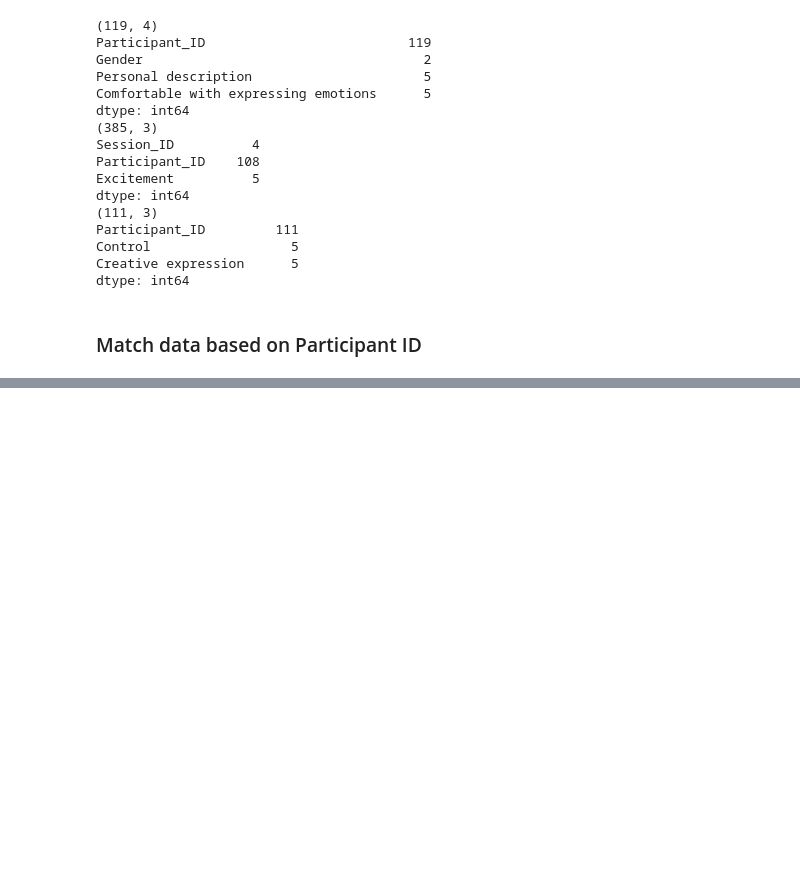
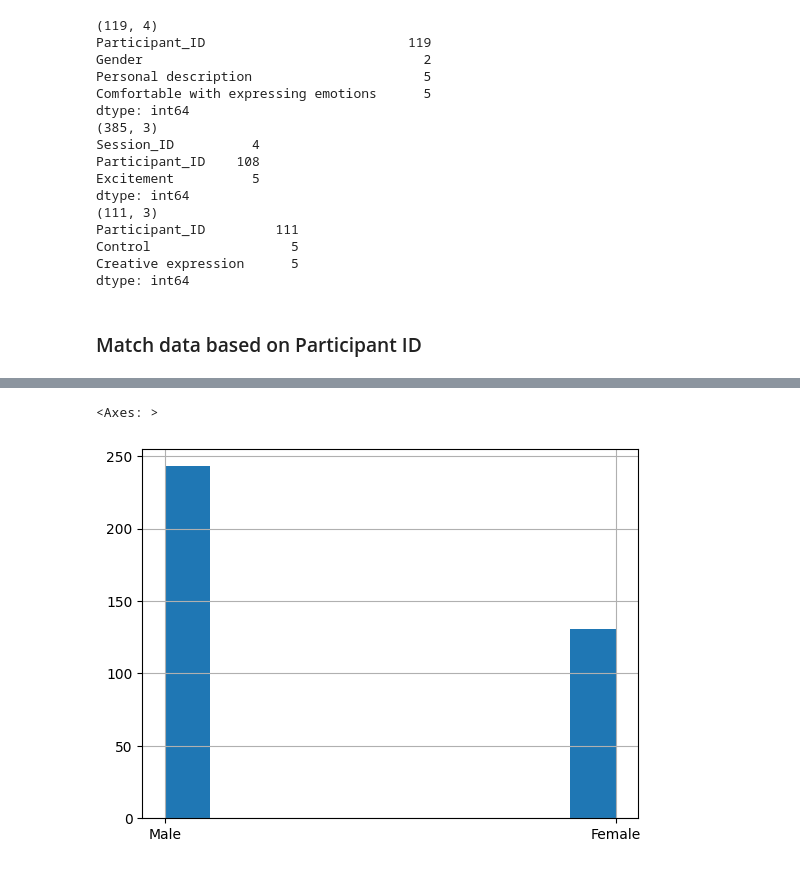
Before and after one commit to ihneskarbovik/IN5060-assignment3, a Jupyter notebook: study.ipynb, the cells around one changed output, grey strips where cells are left out. Cells and saved outputs as stored; diff of their text form; code cells hidden in the pictures; blank space fills up the shorter version.

```diff
--- a/study.ipynb
+++ b/study.ipynb
@@ -163,0 +164,5 @@ df_all
+# %%
+df_all['Gender'].hist()
+# %% [output]
+<Axes: >
+[figure, added]
```
Also changed, not shown: parts of 3 cells of this notebook.
